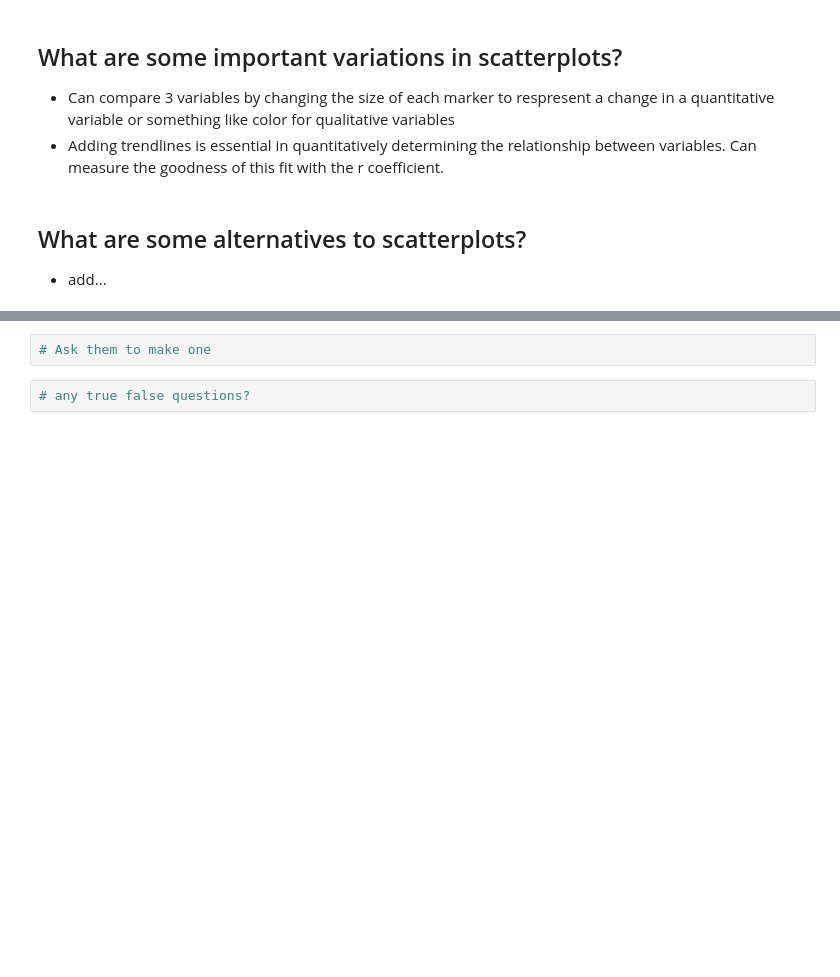
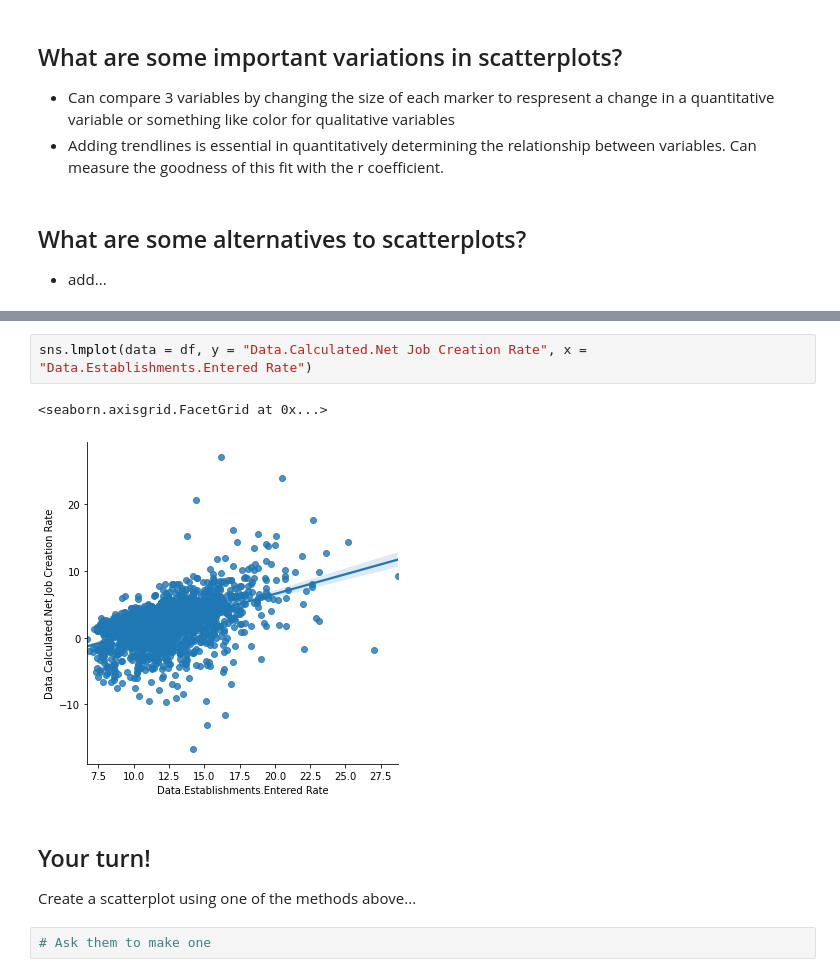
Before and after one commit to meganenglert/CISC367-Visualizations, a Jupyter notebook: scatterplots.ipynb, the cells around one changed output, grey strips where cells are left out. Drawn from its saved outputs; the diff is of its cells as text; blank space fills up the shorter version.

```diff
--- a/scatterplots.ipynb
+++ b/scatterplots.ipynb
@@ -31,4 +73,11 @@ Some good examples of where a scatterplot could be useful:
+# %%
+sns.lmplot(data = df, y = "Data.Calculated.Net Job Creation Rate", x = "Data.Establishments.Entered Rate")
+# %% [output]
+<seaborn.axisgrid.FacetGrid at 0x...>
+[figure, added]
+# %% [markdown]
+## Your turn!
+
+Create a scatterplot using one of the methods above...
 # %%
 # Ask them to make one
-# %%
-# any true false questions?
```
Also changed, not shown: parts of 9 cells of this notebook, 1 other file.
